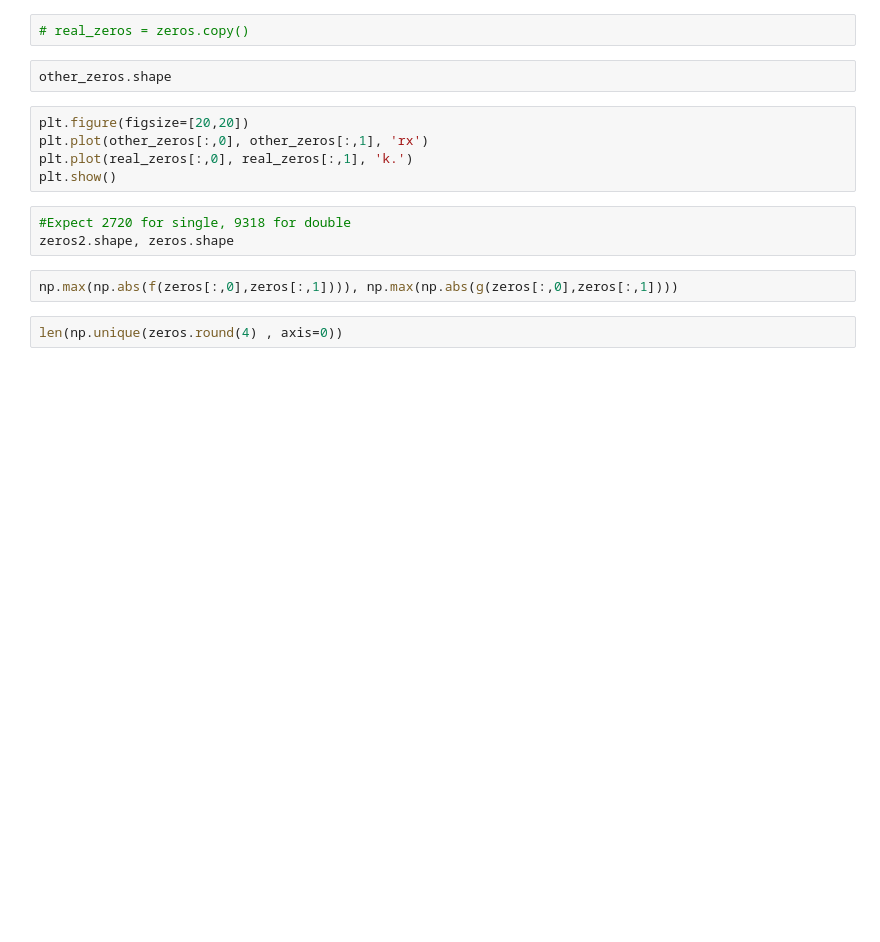
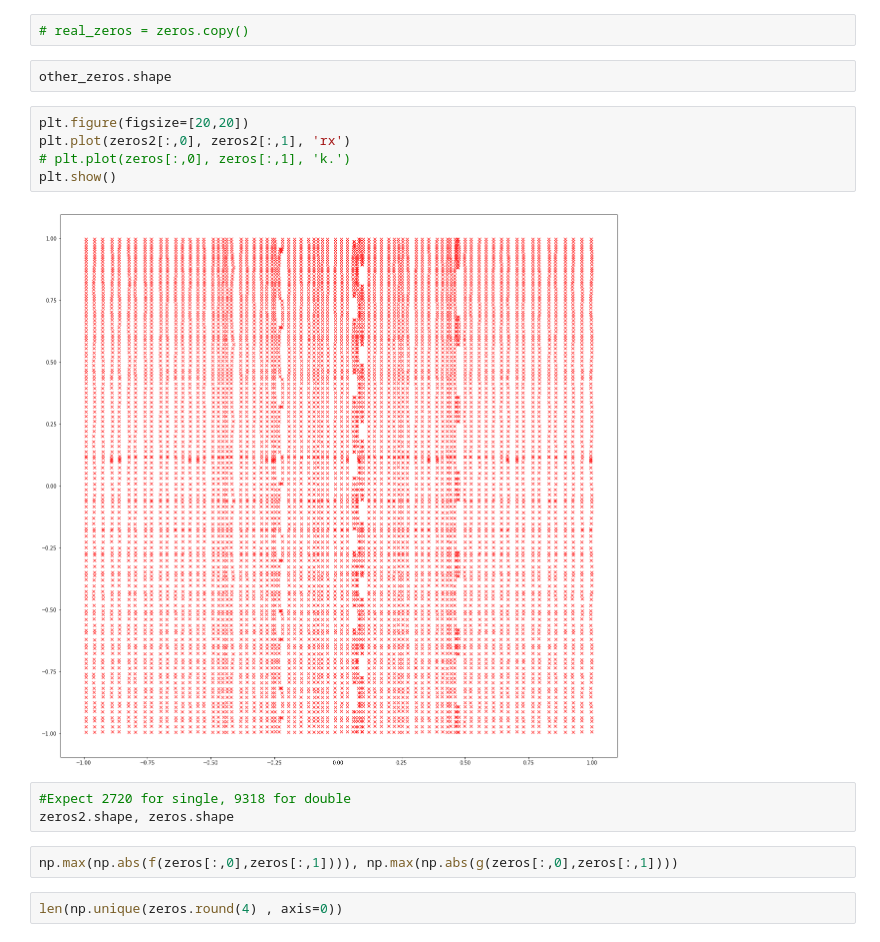
Before and after one commit to tylerjarvis/RootFinding, a Jupyter notebook: TestStuff.ipynb, the cells around one changed output. Drawn from its saved outputs; the diff is of its cells as text; blank space fills up the shorter version.

```diff
--- a/TestStuff.ipynb
+++ b/TestStuff.ipynb
@@ -396,9 +467,11 @@ zeros.shape
 other_zeros.shape
 # %%
 plt.figure(figsize=[20,20])
-plt.plot(other_zeros[:,0], other_zeros[:,1], 'rx')
-plt.plot(real_zeros[:,0], real_zeros[:,1], 'k.')
+plt.plot(zeros2[:,0], zeros2[:,1], 'rx')
+# plt.plot(zeros[:,0], zeros[:,1], 'k.')
 plt.show()
+# %% [output]
+[figure, added]
 # %%
 #Expect 2720 for single, 9318 for double
 zeros2.shape, zeros.shape
```
Also changed, not shown: parts of 17 cells of this notebook, 3 other files.
